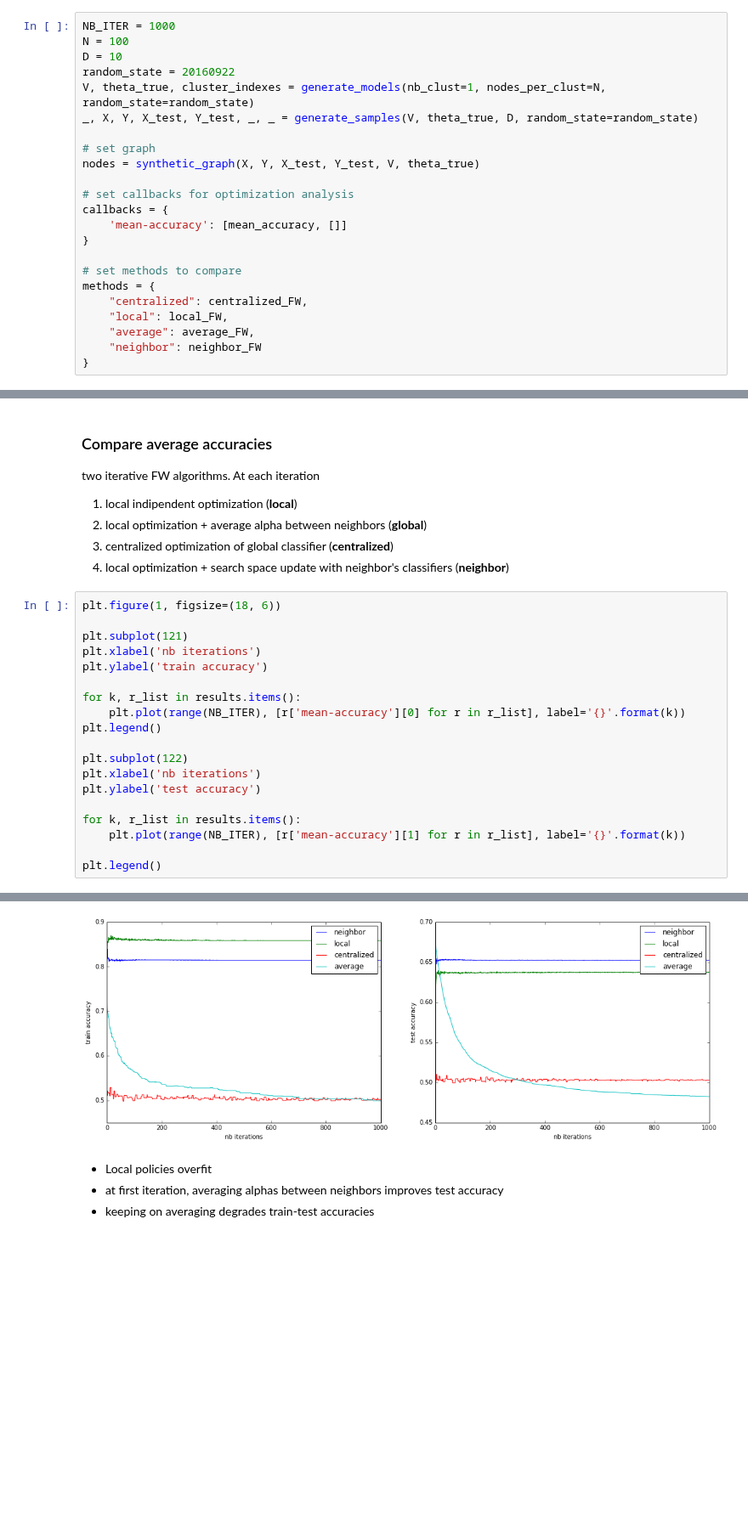
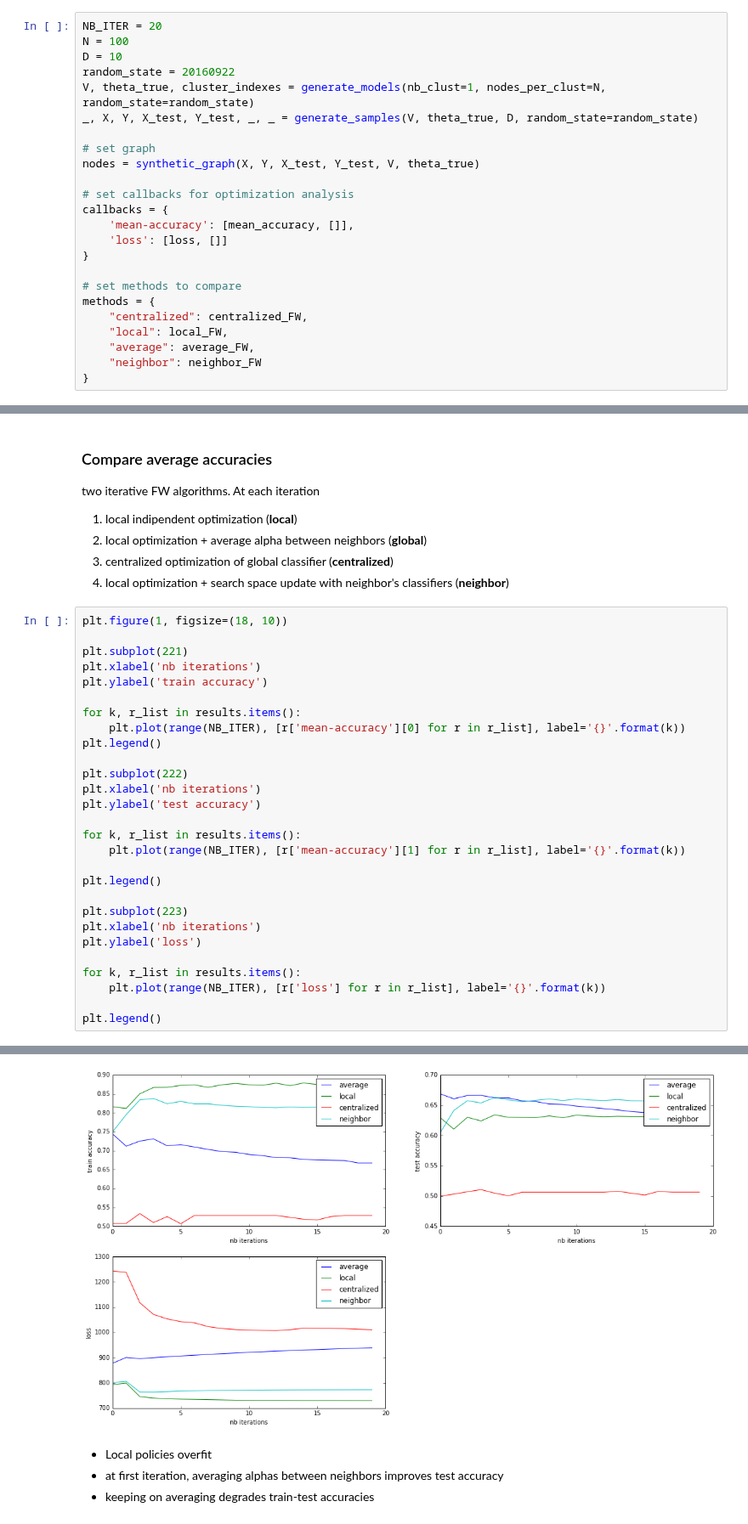
Before and after one commit to vzantedeschi/Dada, a Jupyter notebook: notebooks/FW-boosting algorithms.ipynb, the cells around one changed output, grey strips where cells are left out. Shown at 85% size. Saved outputs shown, nothing was run; the diff lists cells and outputs as text; blank space fills up the shorter version.

```diff
--- a/notebooks/FW-boosting algorithms.ipynb
+++ b/notebooks/FW-boosting algorithms.ipynb
@@ -12,7 +15,7 @@ from utils import load_wine_dataset, generate_models, generate_samples
 # %% [markdown]
 ## setting problem
 # %%
-NB_ITER = 1000
+NB_ITER = 20
 N = 100
 D = 10
 random_state = 20160922
@@ -24,7 +27,8 @@ nodes = synthetic_graph(X, Y, X_test, Y_test, V, theta_true)
 
 # set callbacks for optimization analysis
 callbacks = {
-    'mean-accuracy': [mean_accuracy, []]
+    'mean-accuracy': [mean_accuracy, []],
+    'loss': [loss, []]
 }
 
 # set methods to compare
@@ -53,27 +57,36 @@ two iterative FW algorithms. At each iteration
 3. centralized optimization of global classifier (**centralized**)
 4. local optimization + search space update with neighbor's classifiers (**neighbor**)
 # %%
-plt.figure(1, figsize=(18, 6))
+plt.figure(1, figsize=(18, 10))
 
-plt.subplot(121)
+plt.subplot(221)
 plt.xlabel('nb iterations')
 plt.ylabel('train accuracy')
 
 for k, r_list in results.items():
     plt.plot(range(NB_ITER), [r['mean-accuracy'][0] for r in r_list], label='{}'.format(k))
 plt.legend()
 
-plt.subplot(122)
+plt.subplot(222)
 plt.xlabel('nb iterations')
 plt.ylabel('test accuracy')
 
 for k, r_list in results.items():
     plt.plot(range(NB_ITER), [r['mean-accuracy'][1] for r in r_list], label='{}'.format(k))
 
 plt.legend()
+
+plt.subplot(223)
+plt.xlabel('nb iterations')
+plt.ylabel('loss')
+
+for k, r_list in results.items():
+    plt.plot(range(NB_ITER), [r['loss'] for r in r_list], label='{}'.format(k))
+
+plt.legend()
 # %% [output]
 <matplotlib.legend.Legend at 0x...>
-[figure, old version]
+[figure, new version]
 # %% [markdown]
 - Local policies overfit
 - at first iteration, averaging alphas between neighbors improves test accuracy
```
Also changed, not shown: parts of 1 cell of this notebook.
